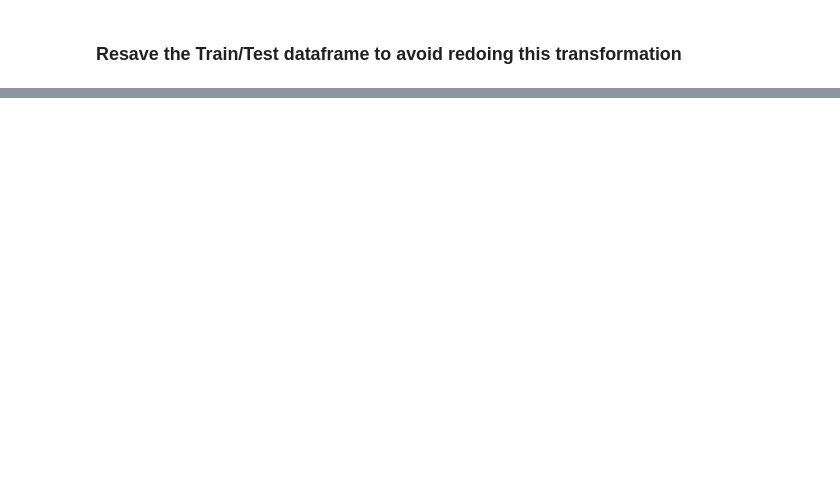
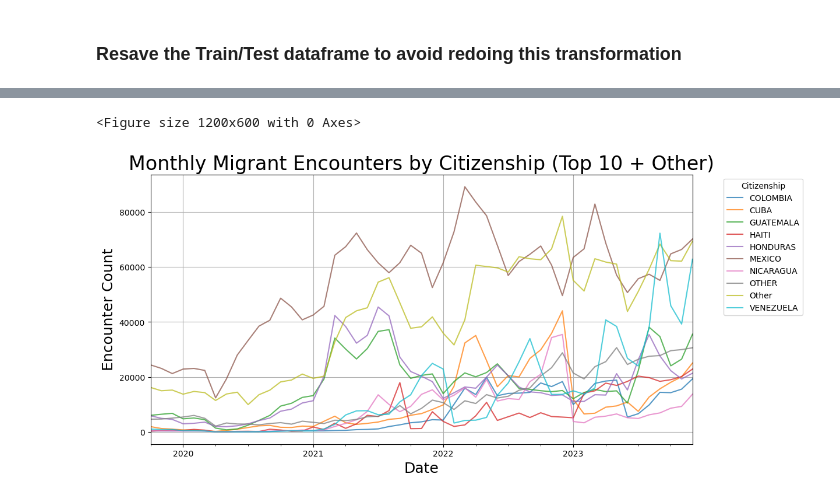
Before and after one commit to alanklin/AA-Capstone, a Jupyter notebook: Code/Notebooks/week3_eda.ipynb, the cells around one changed output, grey strips where cells are left out. Drawn from its saved outputs; the diff is of its cells as text; code cells hidden in the pictures; blank space fills up the shorter version.

```diff
--- a/Code/Notebooks/week3_eda.ipynb
+++ b/Code/Notebooks/week3_eda.ipynb
@@ -109,0 +194,34 @@ test_df.to_csv(sector_data_csv_path_test, index=False)
+# %%
+# Ensure 'Year-Date' is in datetime format
+train_df['Year-Date'] = pd.to_datetime(train_df['Year-Date'])
+
+# Filter data from October 2019 onwards
+train_df = train_df[train_df['Year-Date'] >= '2019-10-01']
+
+# Aggregate encounter counts by 'Citizenship'
+total_encounters = train_df.groupby('Citizenship')['Encounter Count'].sum().reset_index()
+
+# Identify the top 10 countries by total encounters
+top_countries = total_encounters.nlargest(10, 'Encounter Count')['Citizenship'].tolist()
+
+# Include 'Other' category
+train_df['Citizenship'] = train_df['Citizenship'].apply(lambda x: x if x in top_countries else 'Other')
+
+# Recalculate aggregated encounter counts
+citizenship_monthly = train_df.groupby(['Year-Date', 'Citizenship'])['Encounter Count'].sum().reset_index()
+
+# Pivot for plotting
+pivot_df = citizenship_monthly.pivot(index='Year-Date', columns='Citizenship', values='Encounter Count')
+
+# Plot the data
+plt.figure(figsize=(12, 6))
+pivot_df.plot(kind='line', figsize=(12, 6), alpha=0.75)
+plt.title('Monthly Migrant Encounters by Citizenship (Top 10 + Other)', size=24)
+plt.xlabel('Date', size=18)
+plt.ylabel('Encounter Count', size=18)
+plt.legend(title='Citizenship', bbox_to_anchor=(1.05, 1), loc='upper left')
+plt.grid(True)
+plt.show()
+# %% [output]
+<Figure size 1200x600 with 0 Axes>
+[figure, added]
```
Also changed, not shown: parts of 13 cells of this notebook.
